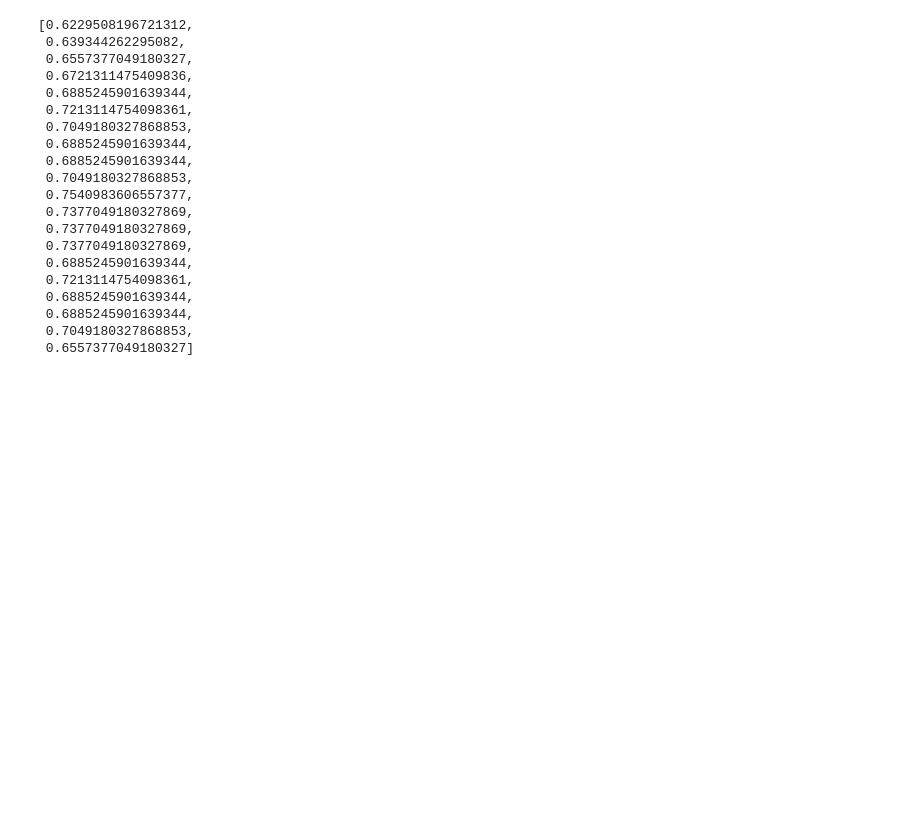
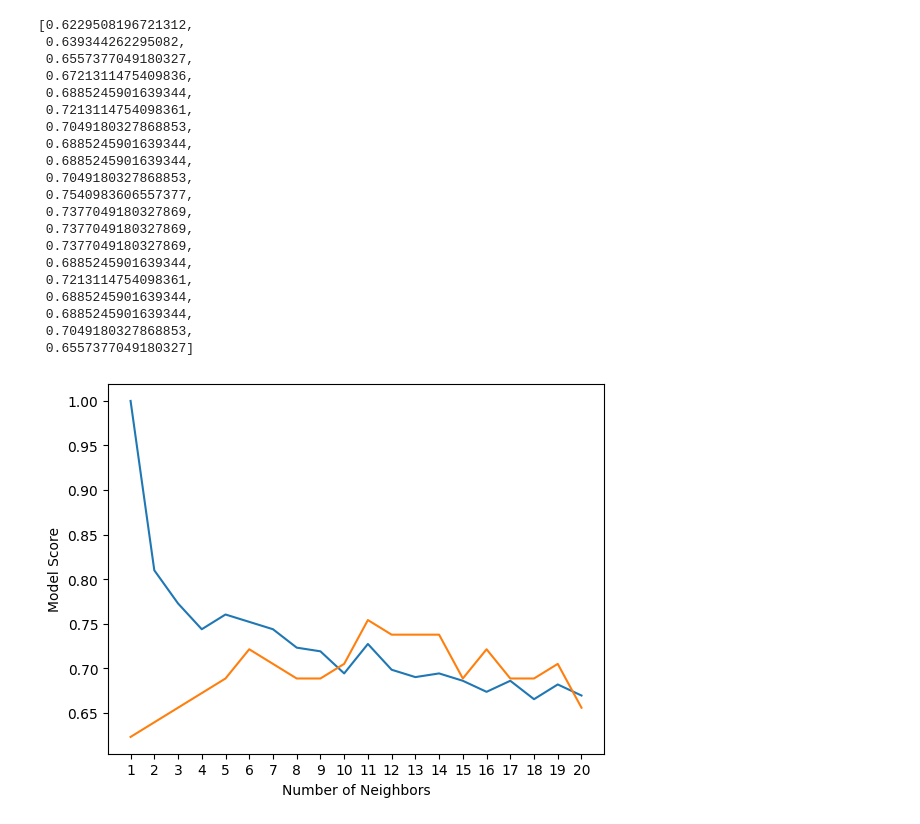
Before and after one commit to Ejazurwah123/Scikit-Learn, a Jupyter notebook: Proj1.ipynb, the cells around one changed output. Cells and saved outputs as stored; diff of their text form; code cells hidden in the pictures; blank space fills up the shorter version.

```diff
--- a/Proj1.ipynb
+++ b/Proj1.ipynb
@@ -287,3 +287,11 @@ test_scores
  0.6885245901639344,
  0.7049180327868853,
  0.6557377049180327]
+# %%
+plt.plot(neighbors, train_scores, label='Train Scores')
+plt.plot(neighbors, test_scores, label='Test Scores');
+plt.xlabel('Number of Neighbors');
+plt.xticks(np.arange(1,21,1))
+plt.ylabel('Model Score');
+# %% [output]
+[figure, added]
```
